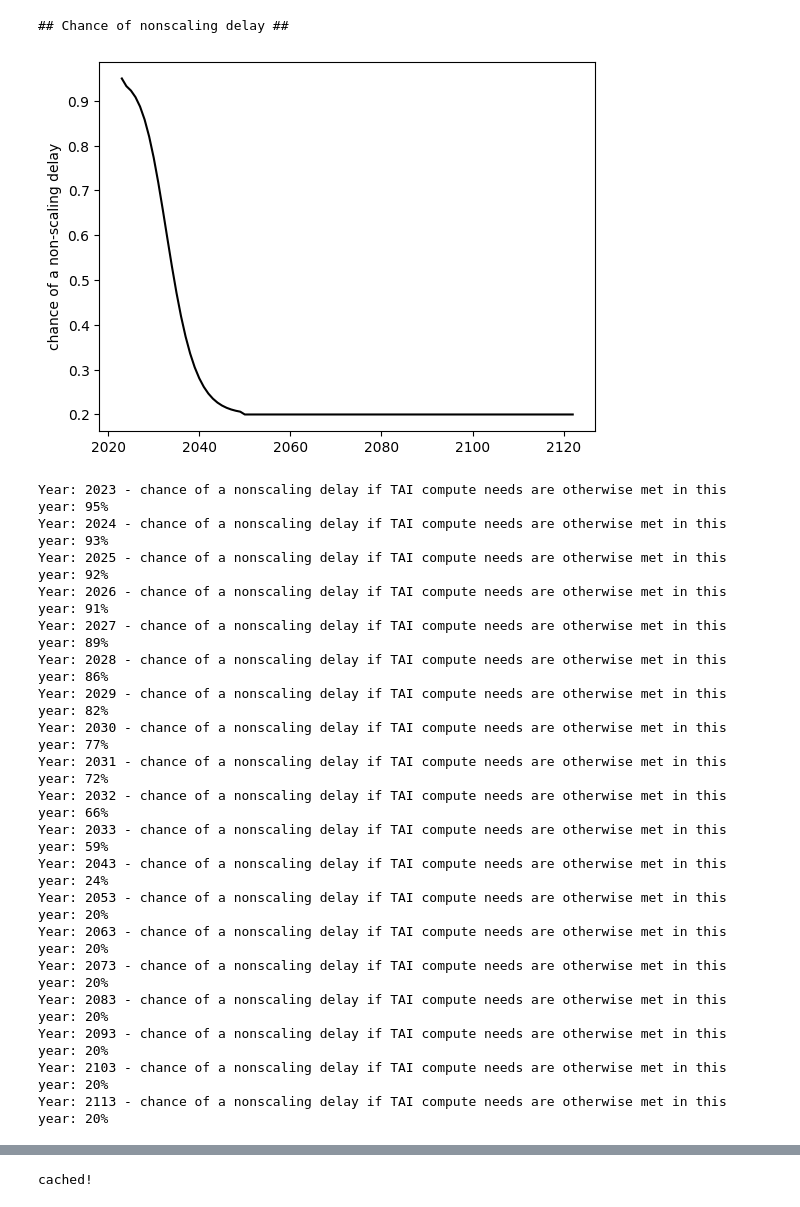
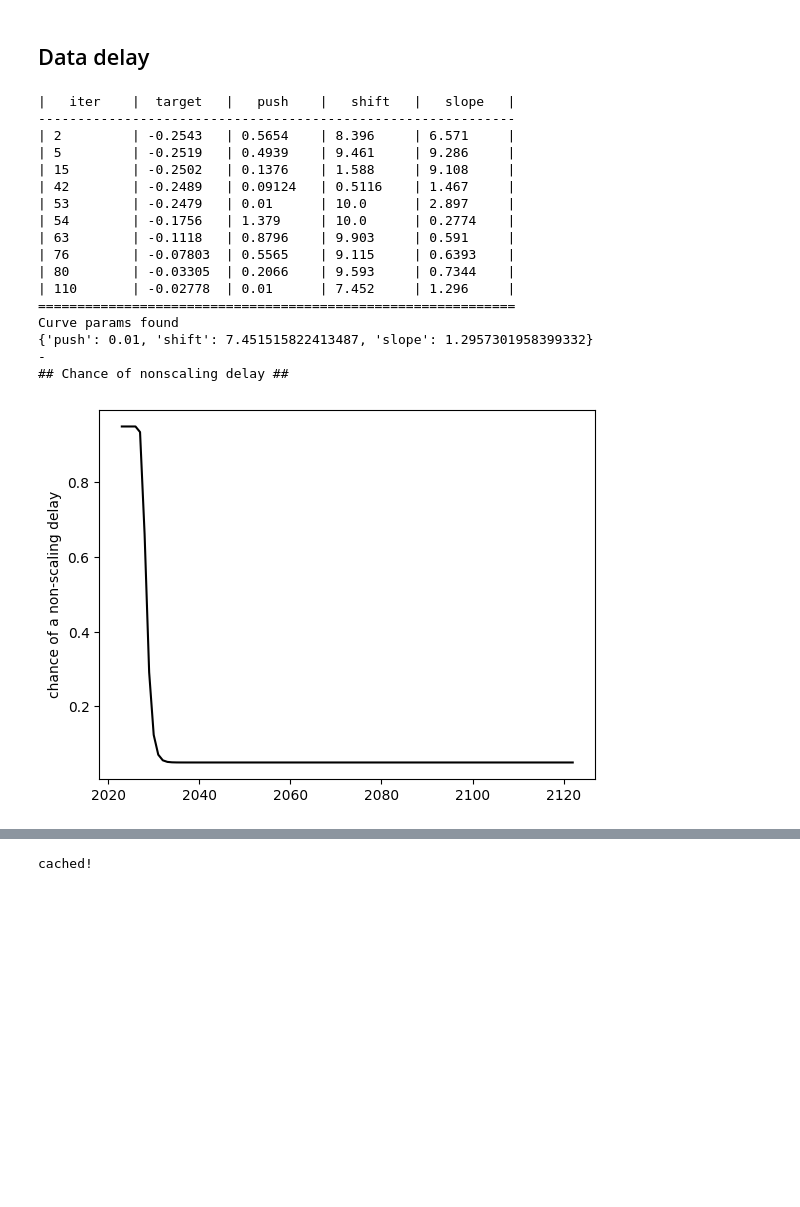
Before and after one commit to rethinkpriorities/future-assessment-model, a Jupyter notebook: (3B) Nonscaling Delay Curve.ipynb, the cells around one changed output, grey strips where cells are left out. Cells and saved outputs as stored; diff of their text form; code cells hidden in the pictures; blank space fills up the shorter version.

```diff
--- a/(3B) Nonscaling Delay Curve.ipynb
+++ b/(3B) Nonscaling Delay Curve.ipynb
@@ -88,33 +64,29 @@ Curve params found
-# %%
-years = list(range(CURRENT_YEAR, MAX_YEAR))
-print('## Chance of nonscaling delay ##')
-p_delay_ = np.array([p_nonscaling_delay(y) for y in years])
-plt.plot(years, p_delay_, color='black')
-plt.ylabel('chance of a non-scaling delay')
-plt.show()
-
-for y in years[:10] + years[10::10]:
-    outstr = 'Year: {} - chance of a nonscaling delay if TAI compute needs are otherwise met in this year: {}%'
-    print(outstr.format(y, int(round(p_delay_[y - CURRENT_YEAR] * 100))))
-# %% [output]
-## Chance of nonscaling delay ##
-[figure, removed]
-Year: 2023 - chance of a nonscaling delay if TAI compute needs are otherwise met in this year: 95%
-Year: 2024 - chance of a nonscaling delay if TAI compute needs are otherwise met in this year: 93%
-Year: 2025 - chance of a nonscaling delay if TAI compute needs are otherwise met in this year: 92%
-Year: 2026 - chance of a nonscaling delay if TAI compute needs are otherwise met in this year: 91%
-Year: 2027 - chance of a nonscaling delay if TAI compute needs are otherwise met in this year: 89%
-Year: 2028 - chance of a nonscaling delay if TAI compute needs are otherwise met in this year: 86%
-Year: 2029 - chance of a nonscaling delay if TAI compute needs are otherwise met in this year: 82%
-Year: 2030 - chance of a nonscaling delay if TAI compute needs are otherwise met in this year: 77%
-Year: 2031 - chance of a nonscaling delay if TAI compute needs are otherwise met in this year: 72%
-Year: 2032 - chance of a nonscaling delay if TAI compute needs are otherwise met in this year: 66%
-Year: 2033 - chance of a nonscaling delay if TAI compute needs are otherwise met in this year: 59%
-Year: 2043 - chance of a nonscaling delay if TAI compute needs are otherwise met in this year: 24%
-Year: 2053 - chance of a nonscaling delay if TAI compute needs are otherwise met in this year: 20%
-Year: 2063 - chance of a nonscaling delay if TAI compute needs are otherwise met in this year: 20%
-Year: 2073 - chance of a nonscaling delay if TAI compute needs are otherwise met in this year: 20%
-Year: 2083 - chance of a nonscaling delay if TAI compute needs are otherwise met in this year: 20%
-Year: 2093 - chance of a nonscaling delay if TAI compute needs are otherwise met in this year: 20%
-Year: 2103 - chance of a nonscaling delay if TAI compute needs are otherwise met in this year: 20%
-Year: 2113 - chance of a nonscaling delay if TAI compute needs are otherwise met in this year: 20%
+# %% [markdown]
+## Data delay
+# %%
+nonscaling_points = [(2023, 0.95),
+                     (2027, 0.9),
+                     (2030, 0.2),
+                     (2050, 0.05)]
+p_nonscaling_delay = derive_nonscaling_delay_curve(nonscaling_points)
+delays['data'] = {'prob': p_nonscaling_delay, 'length': sq.lognorm(1, 10)}
+plot_nonscaling_delay(plt, years, p_nonscaling_delay)
+# %% [output]
+|   iter    |  target   |   push    |   shift   |   slope   |
+-------------------------------------------------------------
+| 2         | -0.2543   | 0.5654    | 8.396     | 6.571     |
+| 5         | -0.2519   | 0.4939    | 9.461     | 9.286     |
+| 15        | -0.2502   | 0.1376    | 1.588     | 9.108     |
+| 42        | -0.2489   | 0.09124   | 0.5116    | 1.467     |
+| 53        | -0.2479   | 0.01      | 10.0      | 2.897     |
+| 54        | -0.1756   | 1.379     | 10.0      | 0.2774    |
+| 63        | -0.1118   | 0.8796    | 9.903     | 0.591     |
+| 76        | -0.07803  | 0.5565    | 9.115     | 0.6393    |
+| 80        | -0.03305  | 0.2066    | 9.593     | 0.7344    |
+| 110       | -0.02778  | 0.01      | 7.452     | 1.296     |
+=============================================================
+Curve params found
+{'push': 0.01, 'shift': 7.451515822413487, 'slope': 1.2957301958399332}
+-
+## Chance of nonscaling delay ##
+[figure, added]
```
Also changed, not shown: parts of 8 cells of this notebook, 3 other files.
